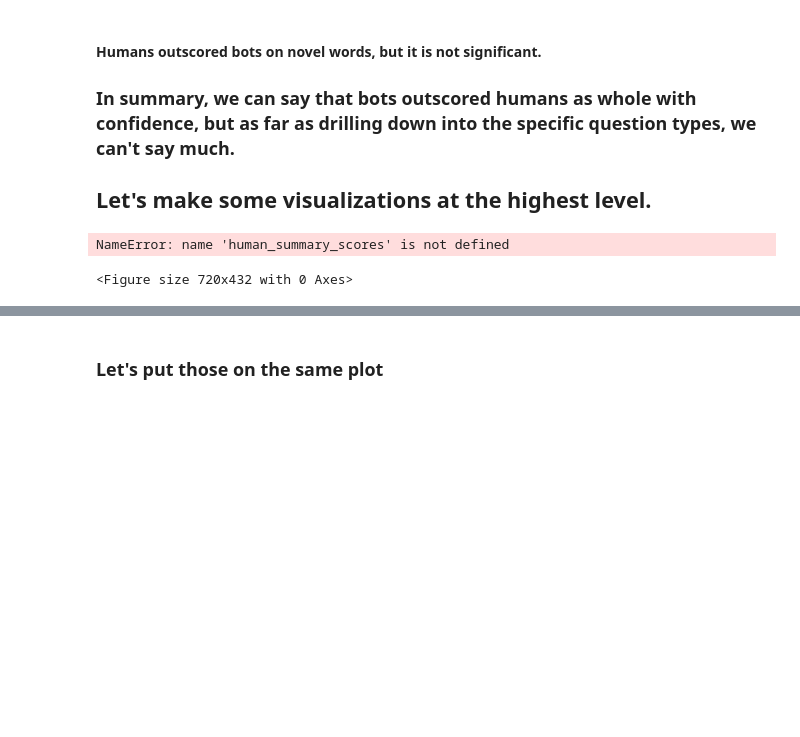
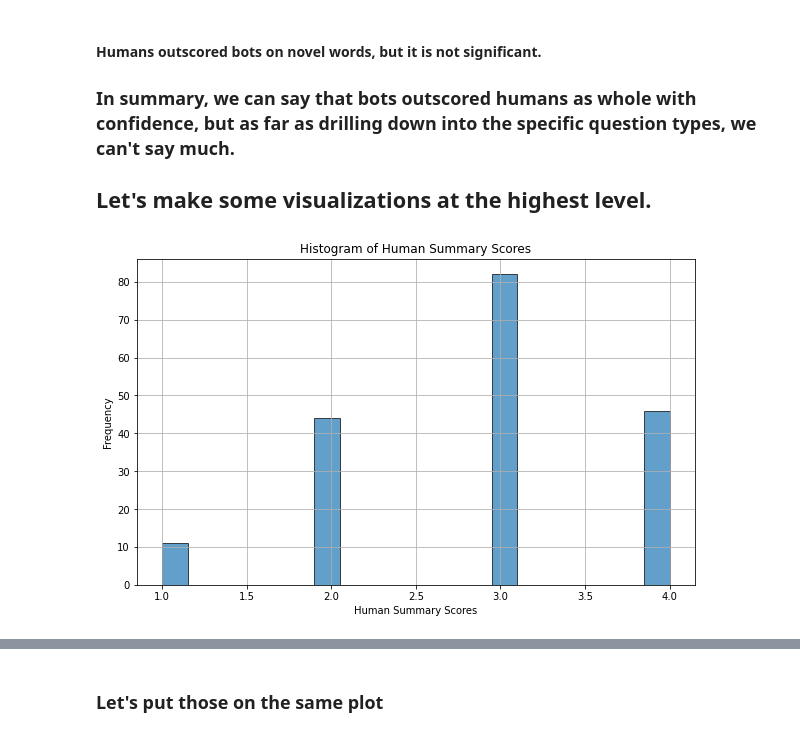
Before and after one commit to nickspeelman/CRA_bot, a Jupyter notebook: analysis.ipynb, the cells around one changed output, grey strips where cells are left out. Saved outputs shown, nothing was run; the diff lists cells and outputs as text; code cells hidden in the pictures; blank space fills up the shorter version.

Commit message:
updated chart

```diff
--- a/analysis.ipynb
+++ b/analysis.ipynb
@@ -314,16 +314,15 @@ T-Stat:  0.7258904034748159  | P-Value:  0.4693193378629199
 # %%
 # histogram of human scores
 
 plt.figure(figsize=(10, 6))
-plt.hist(human_summary_scores, bins=20, edgecolor='black', alpha=0.7)
+plt.hist(human_scores, bins=20, edgecolor='black', alpha=0.7)
 plt.title('Histogram of Human Summary Scores')
 plt.xlabel('Human Summary Scores')
 plt.ylabel('Frequency')
 plt.grid(True)
 plt.show()
 # %% [output]
-NameError: name 'human_summary_scores' is not defined
-<Figure size 720x432 with 0 Axes>
+[figure, added]
 # %%
 # histogram of bot scores
 
```
Also changed, not shown: parts of 3 cells of this notebook, 2 other files.
